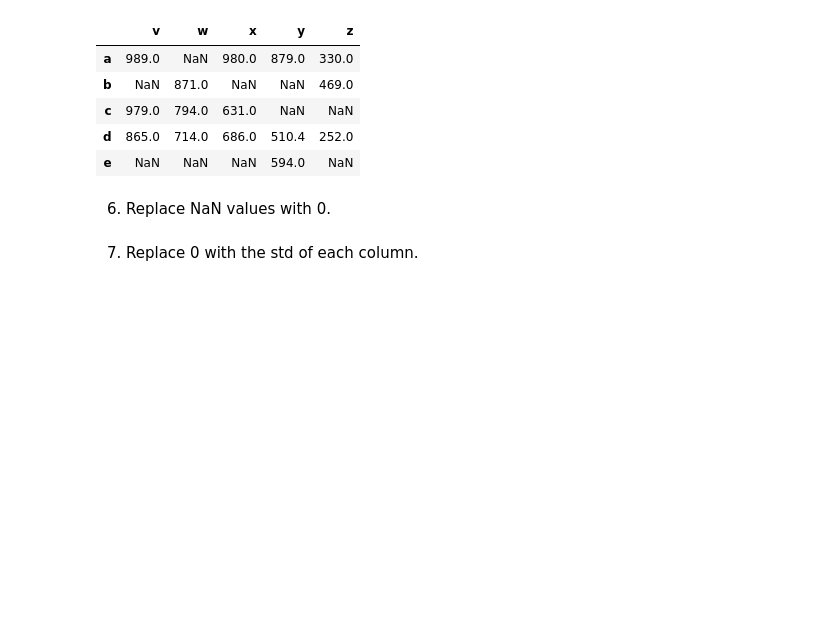
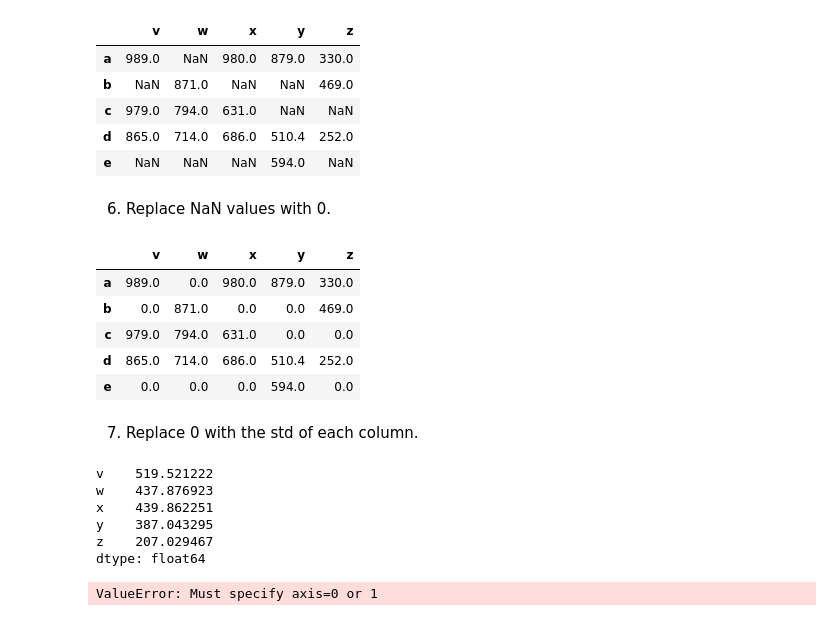
Before and after one commit to ramlaxman/cisco-data-science-2020-sept, a Jupyter notebook: Cisco — 2020 September 22.ipynb, the cells around one changed output. Saved outputs shown, nothing was run; the diff lists cells and outputs as text; code cells hidden in the pictures; blank space fills up the shorter version.

```diff
--- a/Cisco — 2020 September 22.ipynb
+++ b/Cisco — 2020 September 22.ipynb
@@ -1546,5 +1546,28 @@ df
 | e | NaN | NaN | NaN | 594.0 | NaN |
 # %% [markdown]
 6. Replace NaN values with 0.
+# %%
+df = df.fillna(0)
+df
+# %% [output]
+|  | v | w | x | y | z |
+| a | 989.0 | 0.0 | 980.0 | 879.0 | 330.0 |
+| b | 0.0 | 871.0 | 0.0 | 0.0 | 469.0 |
+| c | 979.0 | 794.0 | 631.0 | 0.0 | 0.0 |
+| d | 865.0 | 714.0 | 686.0 | 510.4 | 252.0 |
+| e | 0.0 | 0.0 | 0.0 | 594.0 | 0.0 |
 # %% [markdown]
 7. Replace 0 with the std of each column.
+# %%
+df.std()
+# %% [output]
+v    519.521222
+w    437.876923
+x    439.862251
+y    387.043295
+z    207.029467
+dtype: float64
+# %%
+df[df == 0] = df.std(axis=1)
+# %% [output]
+ValueError: Must specify axis=0 or 1
```
